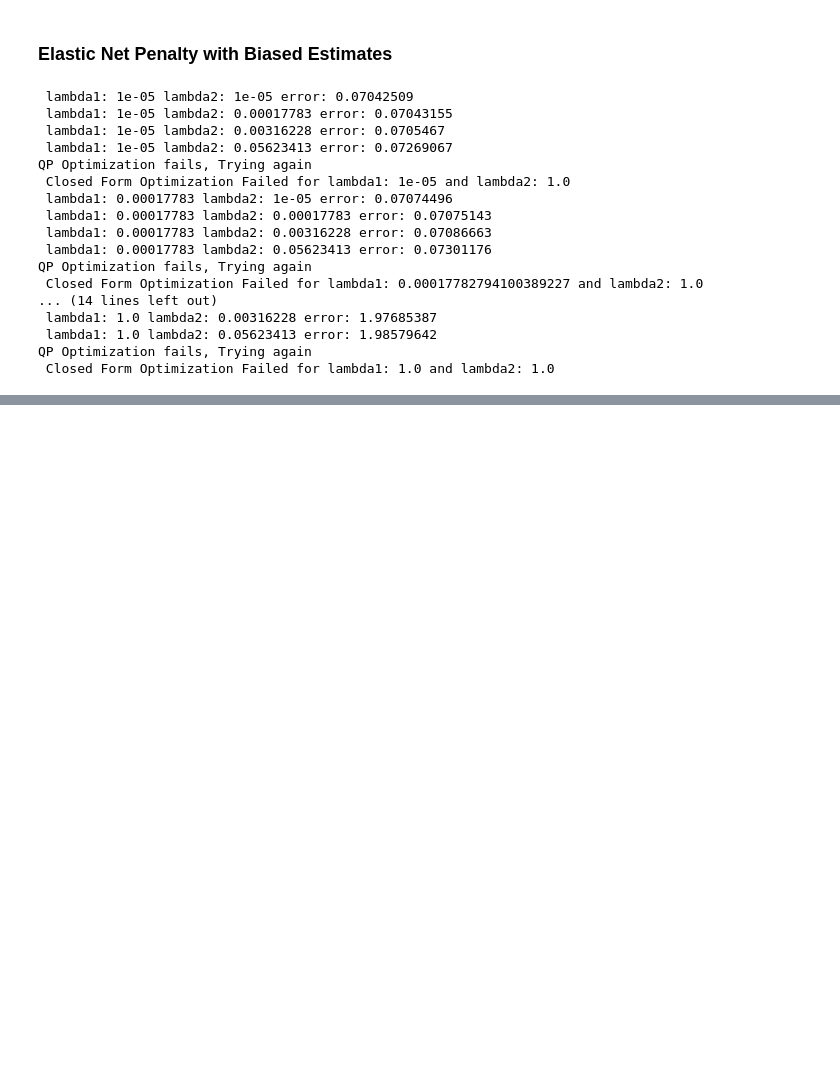
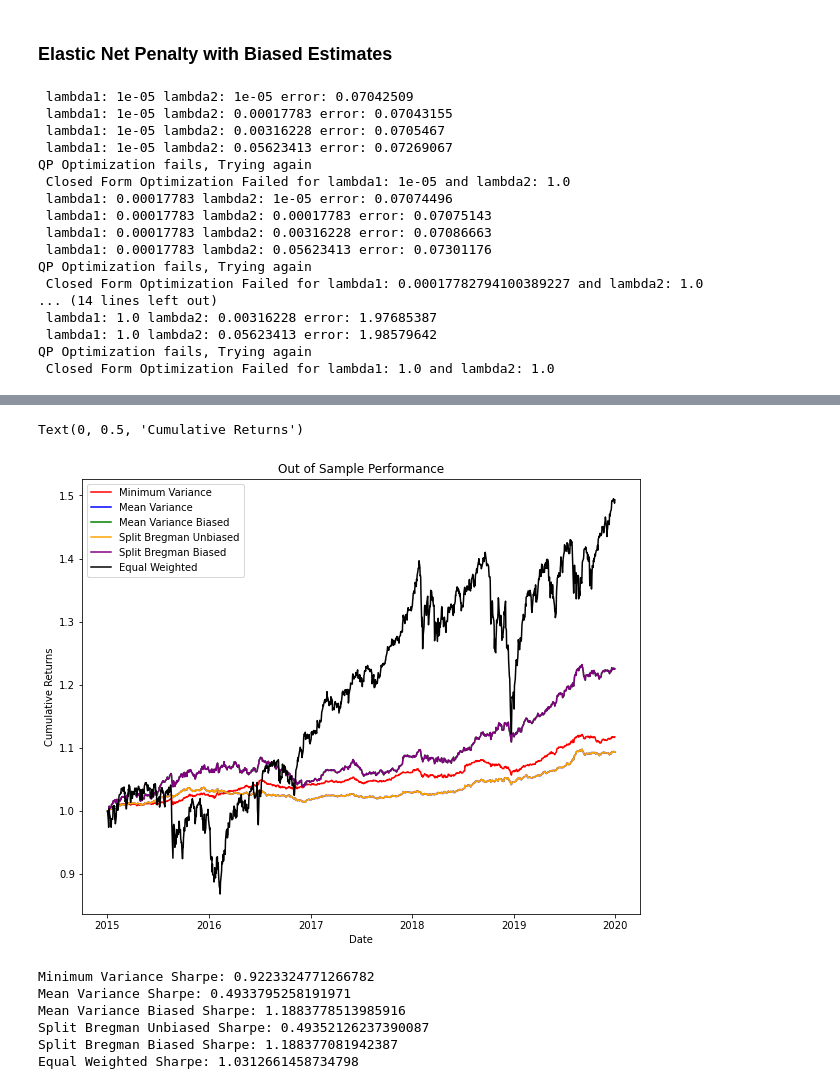
Before and after one commit to jasonbohne123/Split_Bregman_MPT, a Jupyter notebook: Split_Bregman/Alternative_Comparisons.ipynb, the cells around one changed output, grey strips where cells are left out. Cells and saved outputs as stored; diff of their text form; code cells hidden in the pictures; blank space fills up the shorter version.

Commit message:
added plots

```diff
--- a/Split_Bregman/Alternative_Comparisons.ipynb
+++ b/Split_Bregman/Alternative_Comparisons.ipynb
@@ -340,18 +353,25 @@ Text(0, 0.5, 'Weight')
 # %%
-cum_returns_split_i=np.cumprod(1+np.dot(w2,returns_test.T))
-cum_returns_split_j=np.cumprod(1+np.dot(wi,returns_test.T))
-cum_returns_split_opt=np.cumprod(1+np.dot(w_opt,returns_test.T))
+cum_returns_1=np.cumprod(1+np.dot(w_variance,test_data.T/100))
+cum_returns_2=np.cumprod(1+np.dot(w_mean_variance,test_data.T/100))
+cum_returns_3=np.cumprod(1+np.dot(w_mean_variance_bias,test_data.T/100))
+cum_returns_4=np.cumprod(1+np.dot(w_sb_unbias,test_data.T/100))
+cum_returns_5=np.cumprod(1+np.dot(w_sb_bias,test_data.T/100))
+
+cum_returns_equal=np.cumprod(1+np.dot(np.ones(len(mean))/len(mean),test_data.T/100))
 
 
-equal=(1/returns_test.shape[1])*np.ones(returns_test.shape[1])
-cum_returns_equal=np.cumprod(1+np.dot(equal,returns_test.T))
 fig,ax=plt.subplots(figsize=(10,8))
 plt.title("Out of Sample Performance")
-plt.plot(pd.to_datetime(returns_test.index),cum_returns_split_i,label='Split Bregamn Sparse',color='red')
-plt.plot(pd.to_datetime(returns_test.index),cum_returns_split_j,label='Split Bregamn Optimal',color='green')
-plt.plot(pd.to_datetime(returns_test.index),cum_returns_equal,label='Equal Weighted',color='blue')
-plt.plot(pd.to_datetime(returns_test.index),cum_returns_split_opt,label='Markowitz Mean Variance',color='purple')
-plt.xlabel(f"{len(wi[nonzero_wi])} Nonzero components")
-plt.ylabel("Cumulative Return")
+plt.plot(pd.to_datetime(test_data.index),cum_returns_1,label='Minimum Variance',color='red')
+plt.plot(pd.to_datetime(test_data.index),cum_returns_2,label='Mean Variance',color='blue')
+plt.plot(pd.to_datetime(test_data.index),cum_returns_3,label='Mean Variance Biased',color='green')
+plt.plot(pd.to_datetime(test_data.index),cum_returns_4,label='Split Bregman Unbiased',color='orange')
+plt.plot(pd.to_datetime(test_data.index),cum_returns_5,label='Split Bregman Biased',color='purple')
+plt.plot(pd.to_datetime(test_data.index),cum_returns_equal,label='Equal Weighted',color='black')
 plt.legend()
+plt.xlabel("Date")
+plt.ylabel("Cumulative Returns")
+# %% [output]
+Text(0, 0.5, 'Cumulative Returns')
+[figure, added]
 # %%
@@ -369,0 +387,22 @@ print(f"Sharpe of Split-Bregman Sparse allocation is {round(get_sharpe(np.dot(w1
+# %%
+sharpe_1=get_sharpe(cum_returns_1)
+sharpe_2=get_sharpe(cum_returns_2)
+sharpe_3=get_sharpe(cum_returns_3)
+sharpe_4=get_sharpe(cum_returns_4)
+sharpe_5=get_sharpe(cum_returns_5)
+sharpe_equal=get_sharpe(cum_returns_equal)
+
+print(f"Minimum Variance Sharpe: {sharpe_1}")
+print(f"Mean Variance Sharpe: {sharpe_2}")
+print(f"Mean Variance Biased Sharpe: {sharpe_3}")
+
+print(f"Split Bregman Unbiased Sharpe: {sharpe_4}")
+print(f"Split Bregman Biased Sharpe: {sharpe_5}")
+print(f"Equal Weighted Sharpe: {sharpe_equal}")
+# %% [output]
+Minimum Variance Sharpe: 0.9223324771266782
+Mean Variance Sharpe: 0.4933795258191971
+Mean Variance Biased Sharpe: 1.1883778513985916
+Split Bregman Unbiased Sharpe: 0.49352126237390087
+Split Bregman Biased Sharpe: 1.188377081942387
+Equal Weighted Sharpe: 1.0312661458734798
```
Also changed, not shown: parts of 15 cells of this notebook, 2 other files.
